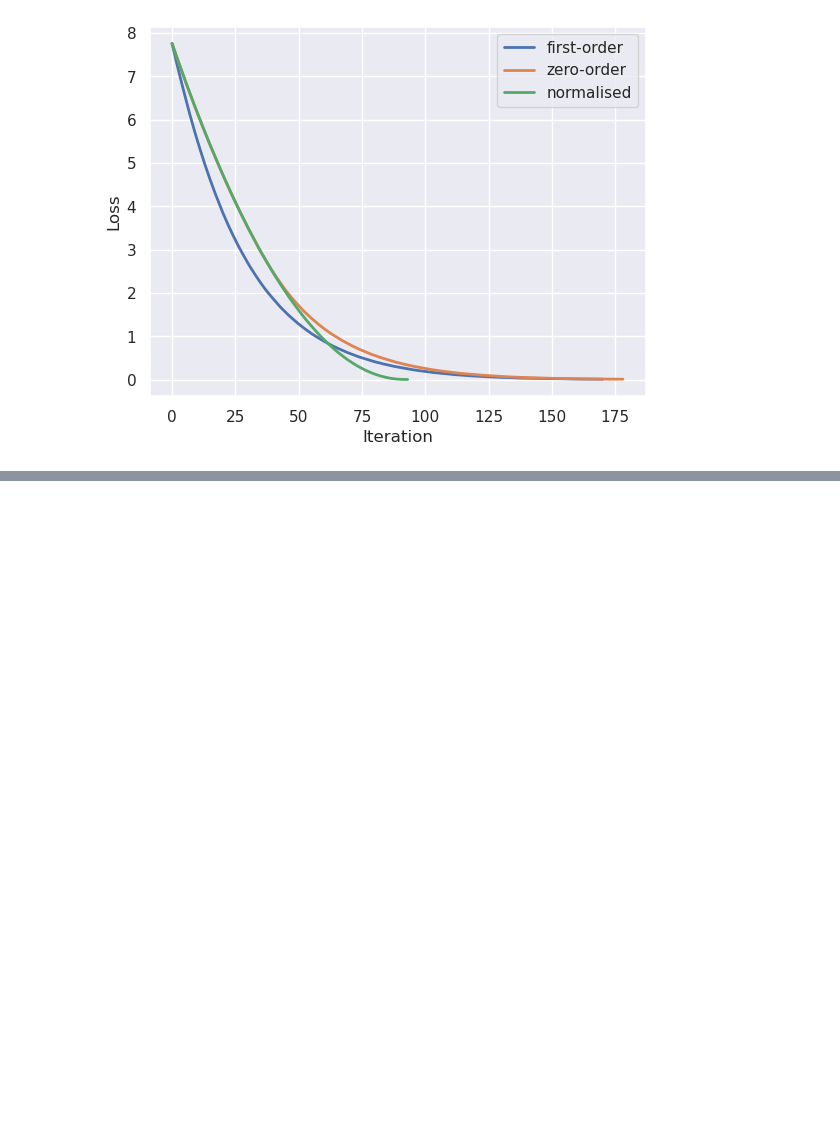
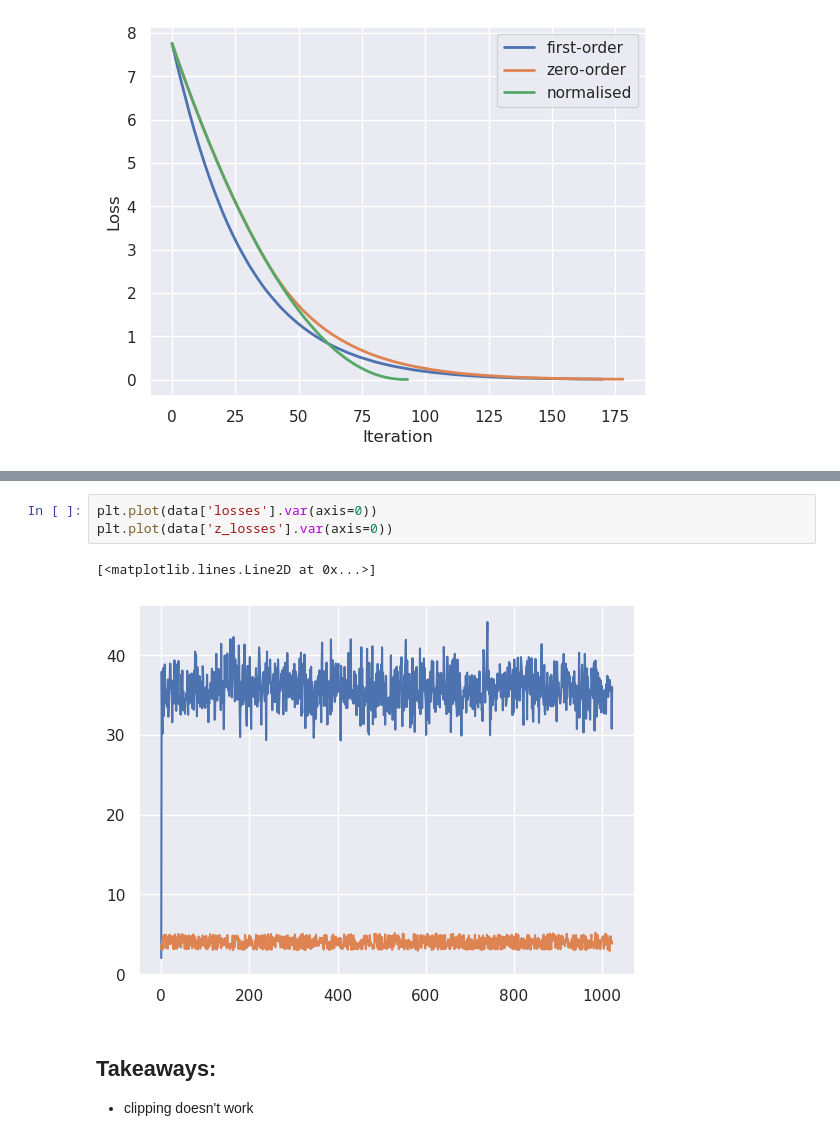
Before and after one commit to NVlabs/DiffRL, a Jupyter notebook: scripts/ball_env_analysis.ipynb, the cells around one changed output, grey strips where cells are left out. Drawn from its saved outputs; the diff is of its cells as text; blank space fills up the shorter version.

```diff
--- a/scripts/ball_env_analysis.ipynb
+++ b/scripts/ball_env_analysis.ipynb
@@ -595,0 +673,10 @@ plt.savefig("optim_comparison.pdf")
+# %%
+plt.plot(data['losses'].var(axis=0))
+plt.plot(data['z_losses'].var(axis=0))
+# %% [output]
+[<matplotlib.lines.Line2D at 0x...>]
+[figure, added]
+# %% [markdown]
+## Takeaways:
+
+* clipping doesn't work
```
Also changed, not shown: parts of 7 cells of this notebook.
